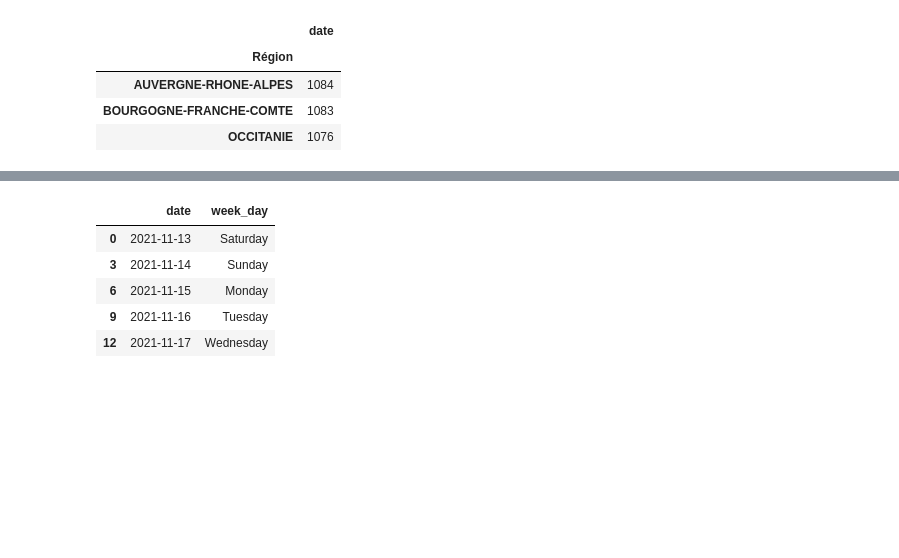
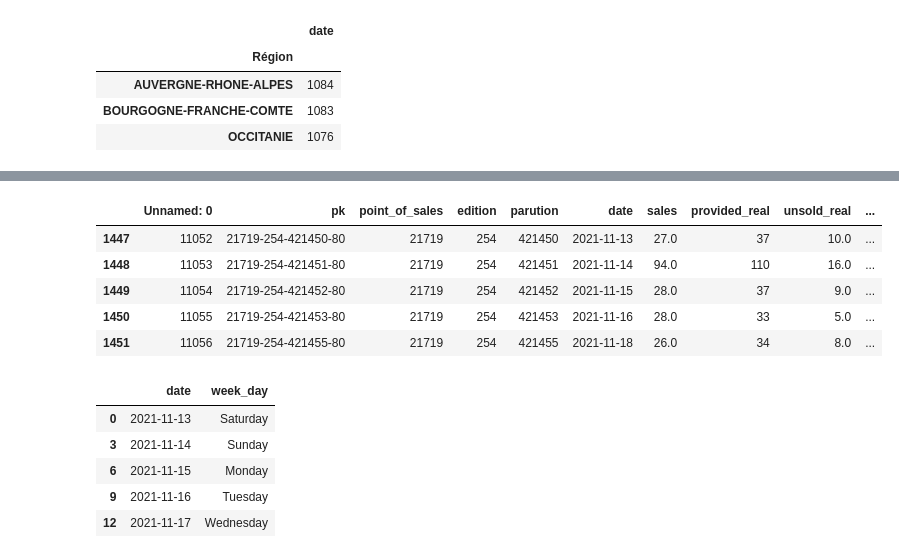
Before and after one commit to alexdoss/git_practivce, a Jupyter notebook: xray_weekday_config.ipynb, the cells around one changed output, grey strips where cells are left out. Drawn from its saved outputs; the diff is of its cells as text; code cells hidden in the pictures; blank space fills up the shorter version.

```diff
--- a/xray_weekday_config.ipynb
+++ b/xray_weekday_config.ipynb
@@ -111,8 +187,15 @@ df_merge_BOURGOGNE_FRANCHE_COMTE.to_csv('df_merge_BOURGOGNE_FRANCHE_COMTE.csv',
 # %%
 #check auvergne rhone alpes
-df_merge_AUVERGNE_RHONE_ALPES= df_merge[df_merge['Région']=='AUVERGNE-RHONE-ALPES']
+df_merge_AUVERGNE_RHONE_ALPES= df_merge.loc[df_merge['Région']=='AUVERGNE-RHONE-ALPES']
+df_merge_AUVERGNE_RHONE_ALPES.to_csv('df_merge_AUVERGNE_RHONE_ALPES.csv', index=True)
 df_merge_AUVERGNE_RHONE_ALPES.head()
-df_merge_BOURGOGNE_FRANCHE_COMTE.to_csv('df_merge_AUVERGNE_RHONE_ALPES.csv', index=True)
+# %% [output]
+|  | Unnamed: 0 | pk | point_of_sales | edition | parution | date | sales | provided_real | unsold_real | ... |
+| 1447 | 11052 | 21719-254-421450-80 | 21719 | 254 | 421450 | 2021-11-13 | 27.0 | 37 | 10.0 | ... |
+| 1448 | 11053 | 21719-254-421451-80 | 21719 | 254 | 421451 | 2021-11-14 | 94.0 | 110 | 16.0 | ... |
+| 1449 | 11054 | 21719-254-421452-80 | 21719 | 254 | 421452 | 2021-11-15 | 28.0 | 37 | 9.0 | ... |
+| 1450 | 11055 | 21719-254-421453-80 | 21719 | 254 | 421453 | 2021-11-16 | 28.0 | 33 | 5.0 | ... |
+| 1451 | 11056 | 21719-254-421455-80 | 21719 | 254 | 421455 | 2021-11-18 | 26.0 | 34 | 8.0 | ... |
 # %%
 #FRONTIERE
 # %%
```
Also changed, not shown: parts of 9 cells of this notebook.
